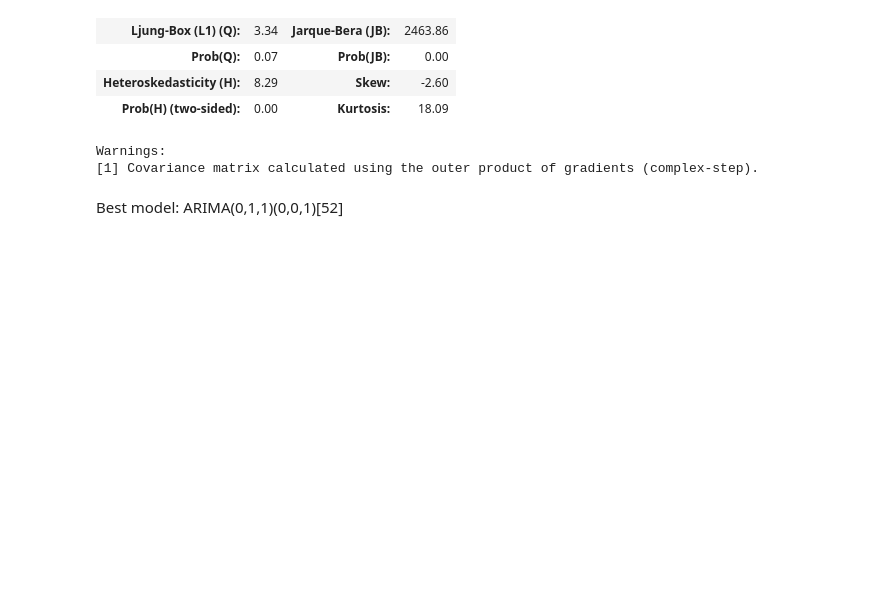
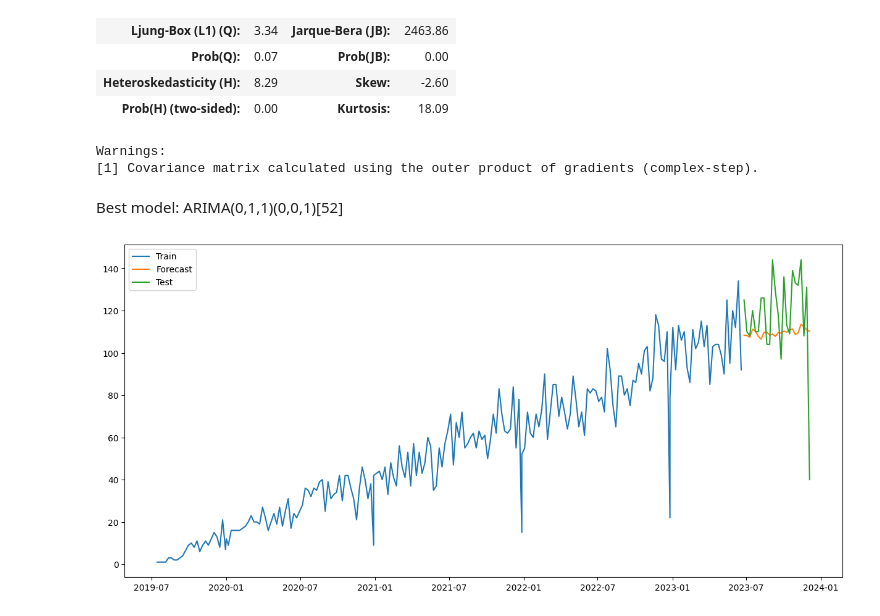
Before and after one commit to wz7475/streaming-service-sales, a Jupyter notebook: model/model.ipynb, the cells around one changed output. Drawn from its saved outputs; the diff is of its cells as text; code cells hidden in the pictures; blank space fills up the shorter version.

Commit message:
attempt to train model and cluster artists

```diff
--- a/model/model.ipynb
+++ b/model/model.ipynb
@@ -217,3 +217,25 @@ Warnings:
 [1] Covariance matrix calculated using the outer product of gradients (complex-step).
 # %% [markdown]
 Best model:  ARIMA(0,1,1)(0,0,1)[52]
+# %%
+# split data to train and test
+train = df[:int(0.9*(len(df)))]
+test = df[int(0.9*(len(df))):]
+
+arima_model = auto_arima_model.fit(train["count"])
+
+# Forecast
+forecast = arima_model.predict(n_periods=len(test))
+
+# Visualize the forecasts (blue=train, green=forecasts, red=test)
+plt.figure(figsize=(15, 7))
+plt.plot(train["count"], label='Train')
+
+plt.plot(test.index, forecast, label='Forecast')
+
+plt.plot(test["count"], label='Test')
+plt.legend(loc='best')
+
+plt.show()
+# %% [output]
+[figure, added]
```
Also changed, not shown: parts of 1 cell of this notebook, 3 other files.
